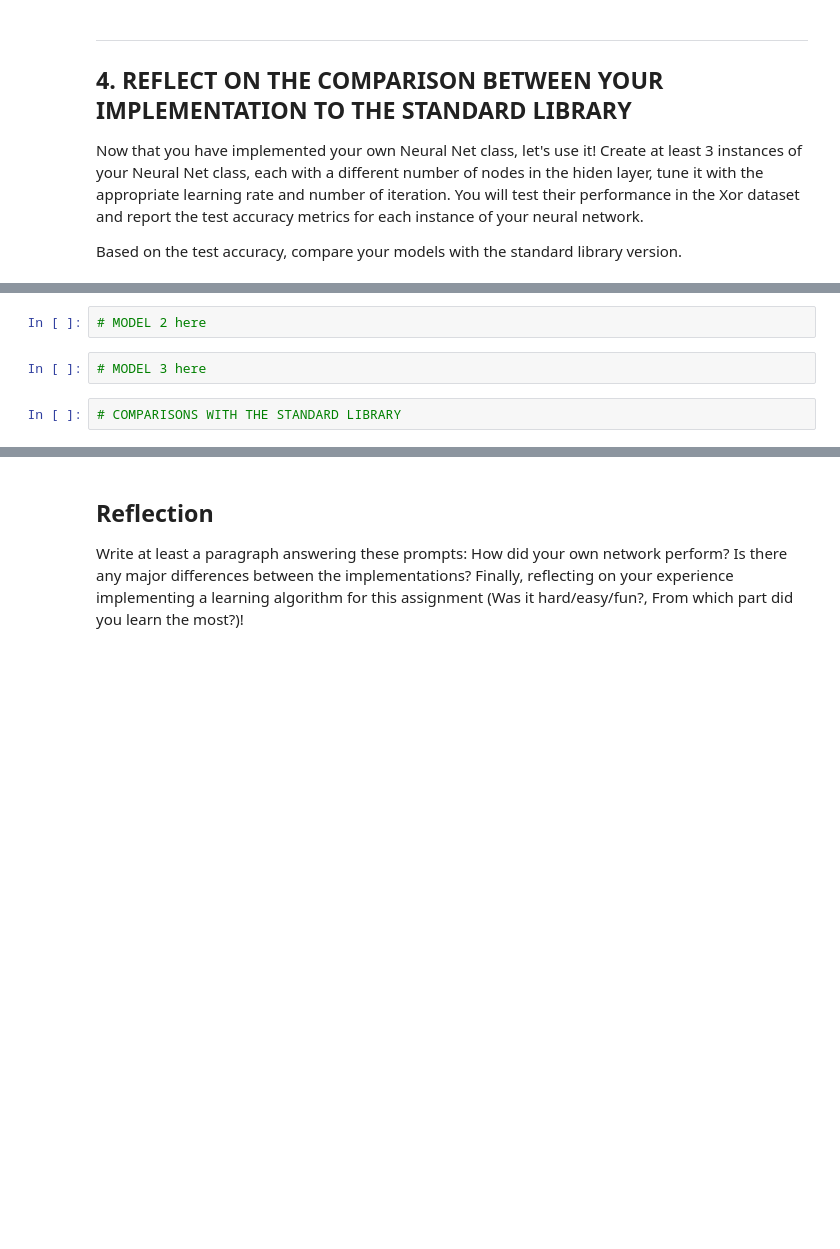
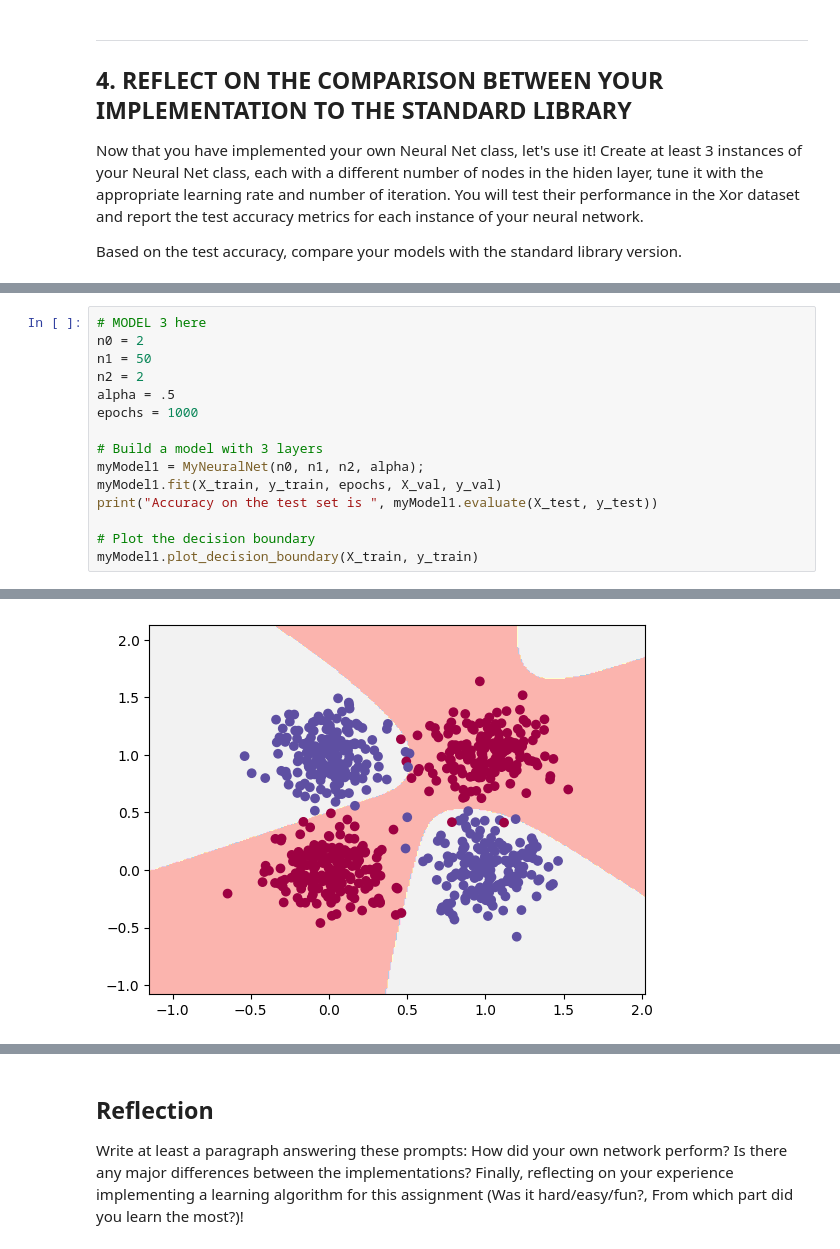
Before and after one commit to JackHalliwill/ML_Assignment4, a Jupyter notebook: jh8vn_assignment_4_ann.ipynb, the cells around one changed output, grey strips where cells are left out. Saved outputs shown, nothing was run; the diff lists cells and outputs as text; blank space fills up the shorter version.

```diff
--- a/jh8vn_assignment_4_ann.ipynb
+++ b/jh8vn_assignment_4_ann.ipynb
@@ -416,6 +373,16 @@ Accuracy on the test set is  0.905
-# %%
-# MODEL 2 here
-# %%
-# MODEL 3 here
-# %%
-# COMPARISONS WITH THE STANDARD LIBRARY
+# %%
+# MODEL 3 here
+n0 = 2
+n1 = 50
+n2 = 2
+alpha = .5
+epochs = 1000
+
+# Build a model with 3 layers
+myModel1 = MyNeuralNet(n0, n1, n2, alpha);
+myModel1.fit(X_train, y_train, epochs, X_val, y_val)
+print("Accuracy on the test set is ", myModel1.evaluate(X_test, y_test))
+
+# Plot the decision boundary
+myModel1.plot_decision_boundary(X_train, y_train)
+# %% [output]
@@ -421,0 +406 @@ Accuracy on the test set is  0.905
+[figure, added]
```
Also changed, not shown: parts of 5 cells of this notebook.
